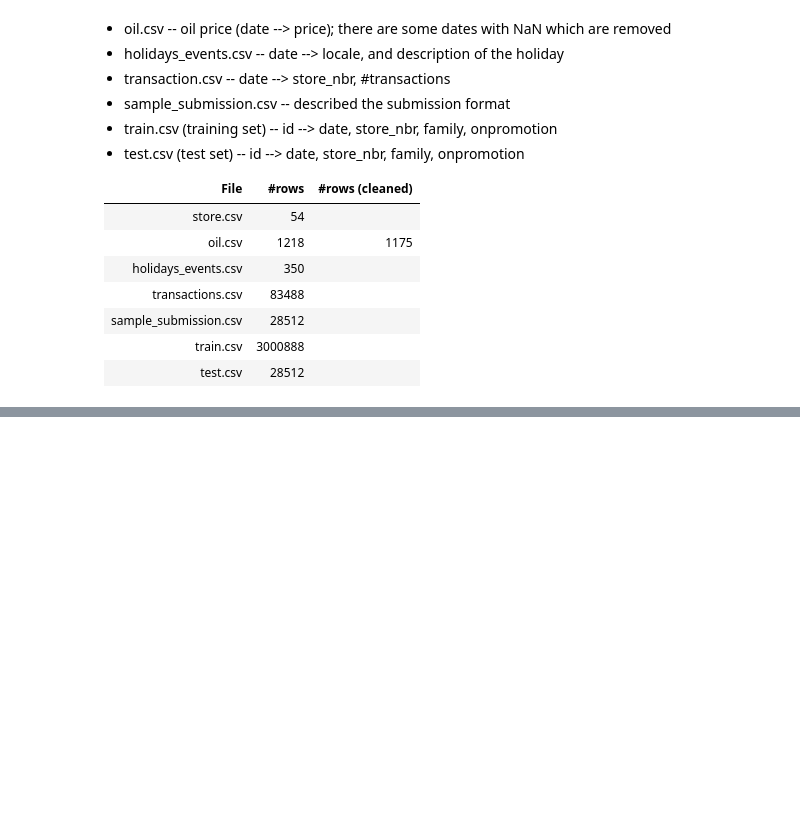
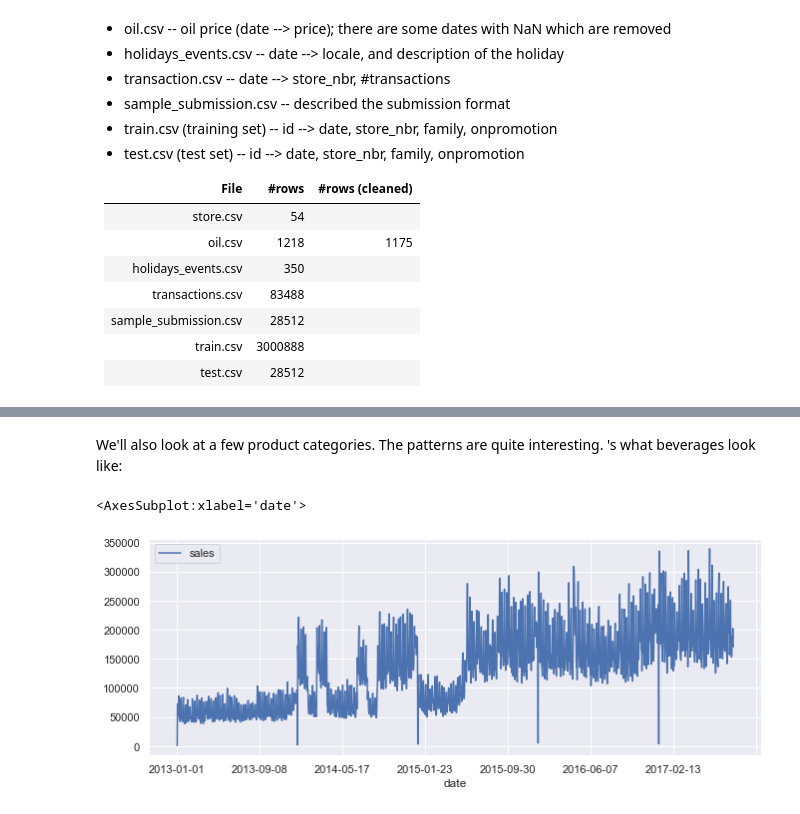
Before and after one commit to suhasAB/store-sales-forecasting, a Jupyter notebook: StoreSales.ipynb, the cells around one changed output, grey strips where cells are left out. Saved outputs shown, nothing was run; the diff lists cells and outputs as text; code cells hidden in the pictures; blank space fills up the shorter version.

```diff
--- a/StoreSales.ipynb
+++ b/StoreSales.ipynb
@@ -303,0 +337,9 @@ There are $30000888$ rows in the training set, and there are $33$ unique "family
+# %% [markdown]
+We'll also look at a few product categories. The patterns are quite interesting. 's what beverages look like:
+# %%
+agg = train[train['family'] == 'BEVERAGES'].groupby(['date']).sum()
+agg = agg.drop(columns=['id', 'store_nbr', 'onpromotion'])
+agg.plot()
+# %% [output]
+<AxesSubplot:xlabel='date'>
+[figure, added]
```
Also changed, not shown: parts of 13 cells of this notebook, 1 other file.
